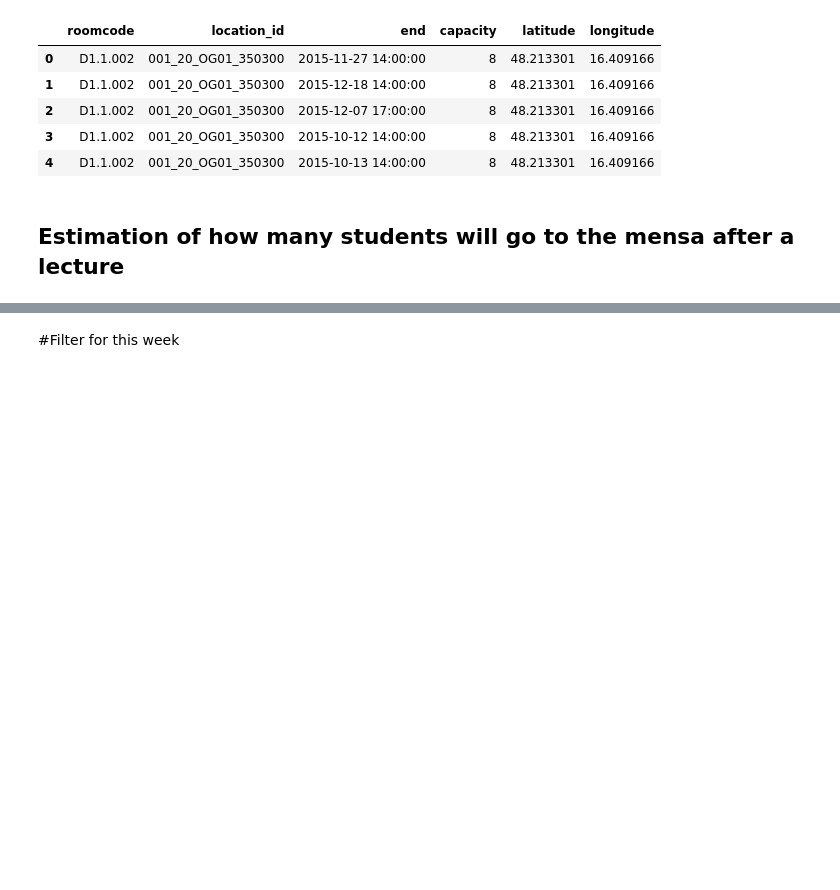
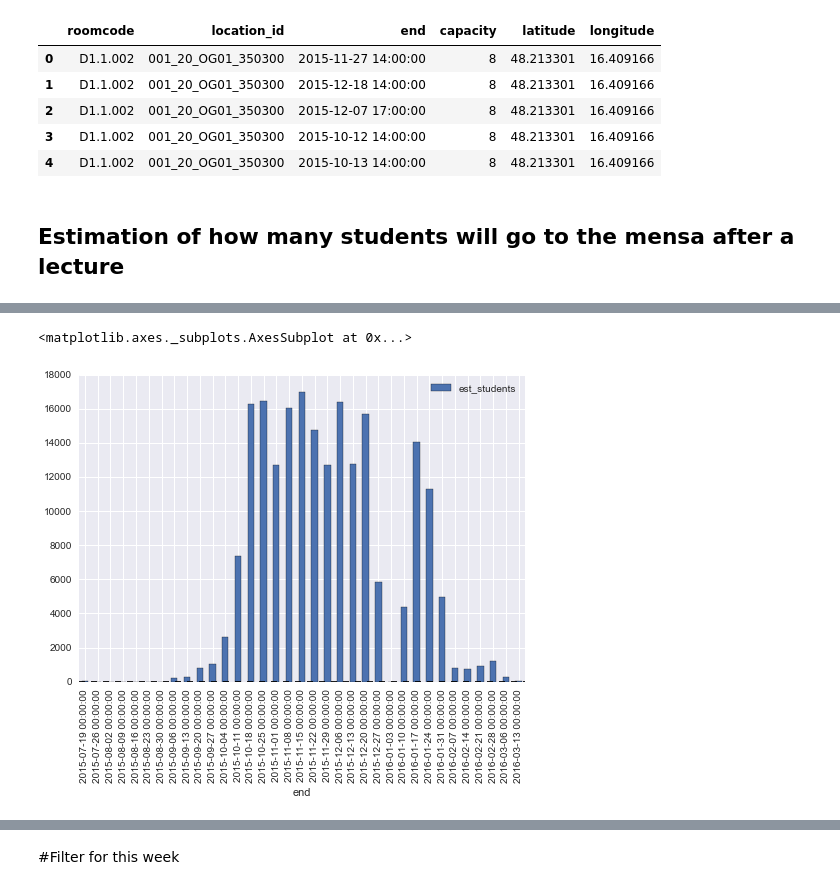
Before and after one commit to ODInfoBiz/notebooks, a Jupyter notebook: wu_mensa_peak_times.ipynb, the cells around one changed output, grey strips where cells are left out. Cells and saved outputs as stored; diff of their text form; code cells hidden in the pictures; blank space fills up the shorter version.

```diff
--- a/wu_mensa_peak_times.ipynb
+++ b/wu_mensa_peak_times.ipynb
@@ -72,8 +72,8 @@ d_entrCoords.head()
 merge = d_roomInfo.merge(d_courseEvents, on='roomcode')
 
 #select the necessary columns
-data = merge[['roomcode', 'location_id', 'end','capacity', ]].copy()
-data.head()
+merge = merge[['roomcode', 'location_id', 'end','capacity', ]].copy()
+merge.head()
 # %% [output]
 |  | roomcode | location_id | end | capacity |
 | 0 | D1.1.002 | 001_20_OG01_350300 | 2015-11-27 14:00:00 | 8 |
@@ -83,7 +83,7 @@ data.head()
 | 4 | D1.1.002 | 001_20_OG01_350300 | 2015-10-13 14:00:00 | 8 |
 # %%
 #combine the location information data based on the location_id
-data= pd.merge(data, d_entrCoords[['location_id', 'latitude', 'longitude']], how='right', on=['location_id'])
+data= pd.merge(merge, d_entrCoords[['location_id', 'latitude', 'longitude']],  on=['location_id'])
 data.head()
 # %% [output]
 |  | roomcode | location_id | end | capacity | latitude | longitude |
@@ -101,5 +101,5 @@ ratio_of_students_in_room=0.75
 ratio_of_students_going_to_mensa=0.5
 
 data['est_students'] = data['capacity'] * ratio_of_students_in_room * ratio_of_students_going_to_mensa
-data.head()
+data.sort(['est_students'], ascending=[0]).head()
 # %% [output]
@@ -106,0 +114,8 @@ NameError: name 'data' is not defined
+# %%
+time_idx = pd.DatetimeIndex(data.end)
+data['date'] = time_idx.date.astype('datetime64')
+data['weekday'] = time_idx.weekday
+data['hour'] = time_idx.hour
+data['min'] = time_idx.minute
+
+data.head()
@@ -106,0 +129,10 @@ NameError: name 'data' is not defined
+# %%
+d_idx=data.set_index(['end'])
+
+hourly = d_idx.resample('h',how = 'sum')
+daily = hourly.resample('d', 'sum')
+weekly = d_idx.resample('w', 'sum')
+weekly[['est_students']].plot(kind='bar')
+# %% [output]
+<matplotlib.axes._subplots.AxesSubplot at 0x...>
+[figure, added]
```
Also changed, not shown: parts of 16 cells of this notebook.
